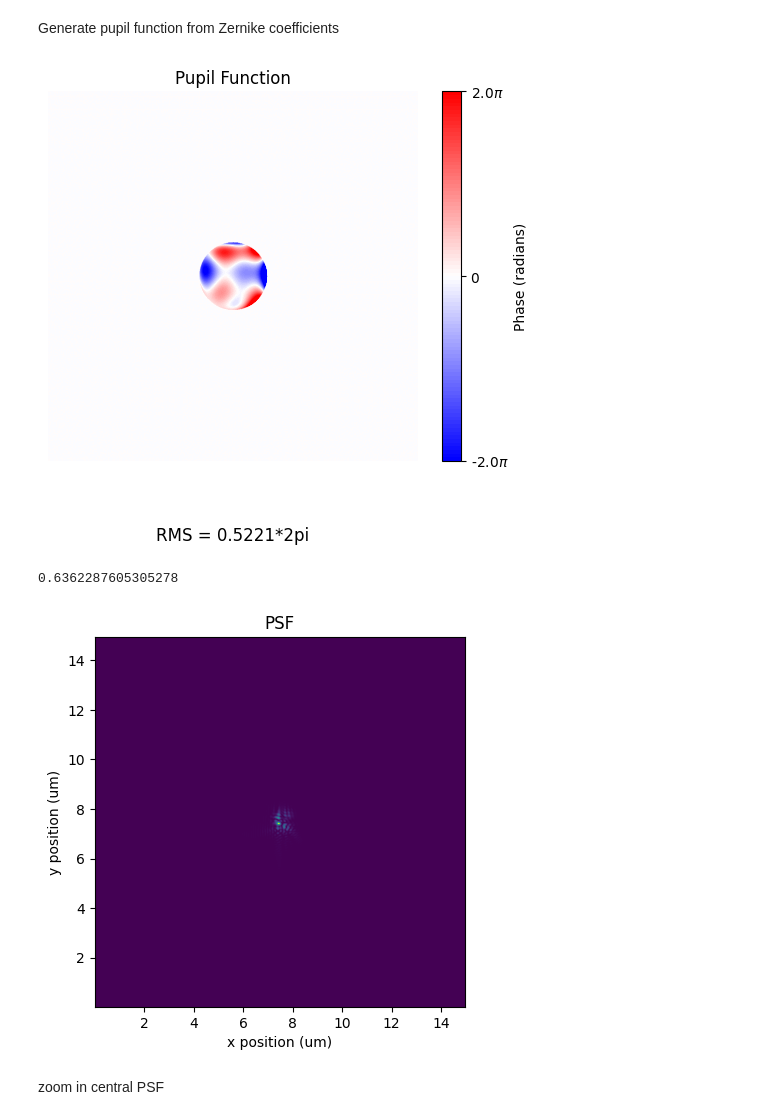
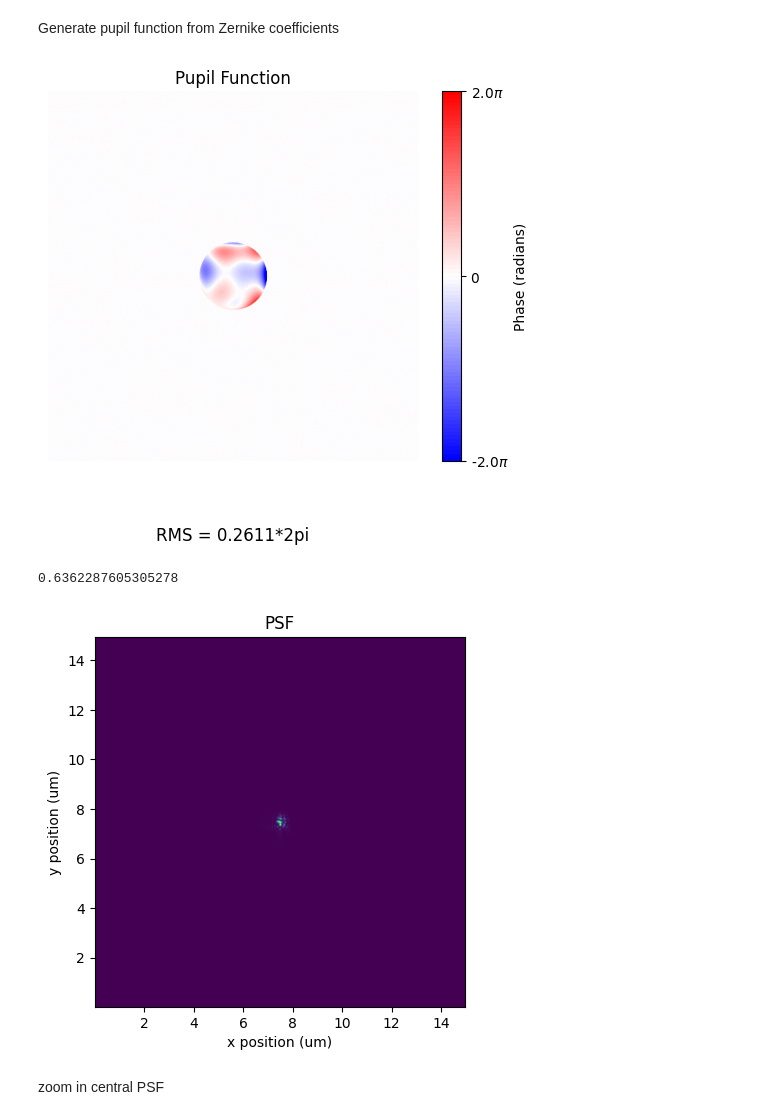
Before and after one commit to ArianaGu/EUV_FPM, a Jupyter notebook: fp_sim.ipynb, the cells around one changed output. Saved outputs shown, nothing was run; the diff lists cells and outputs as text; code cells hidden in the pictures.

```diff
--- a/fp_sim.ipynb
+++ b/fp_sim.ipynb
@@ -92,24 +92,24 @@ Generate pupil function from Zernike coefficients
 # %%
 manual_defocus_z = np.zeros(25)
 manual_defocus_z[3] = -0.2
 manual_defocus_z[4] = 2
 manual_defocus_z[12] = -1.5
 manual_defocus_z[24] = -1
 # abe_phase = get_pupil_phase(manual_defocus_z,FILTER)*2
-abe_phase = get_pupil_phase(aberr_all[0,0],FILTER)*2
+abe_phase = get_pupil_phase(aberr_all[0,0],FILTER)
 show_aberration(abe_phase, FILTER)
 print(np.max(aberr_all[1,0]))
 
 # Visualize PSF
 abe_pupil = FILTER*np.exp(1j*abe_phase)
 PSF = np.abs(np.fft.fftshift(np.fft.fft2(abe_pupil)))**2
 plt.imshow(PSF, extent=[x_m[0]*1e6, x_m[-1]*1e6, y_m[0]*1e6, y_m[-1]*1e6])
 plt.xlabel('x position (um)')
 plt.ylabel('y position (um)')
 plt.title('PSF')
 plt.show()
 # %% [output]
-[figure, old version]
+[figure, new version]
 0.6362287605305278
 [figure]
 # %% [markdown]
```
Also changed, not shown: parts of 1 cell of this notebook, 5 other files.
